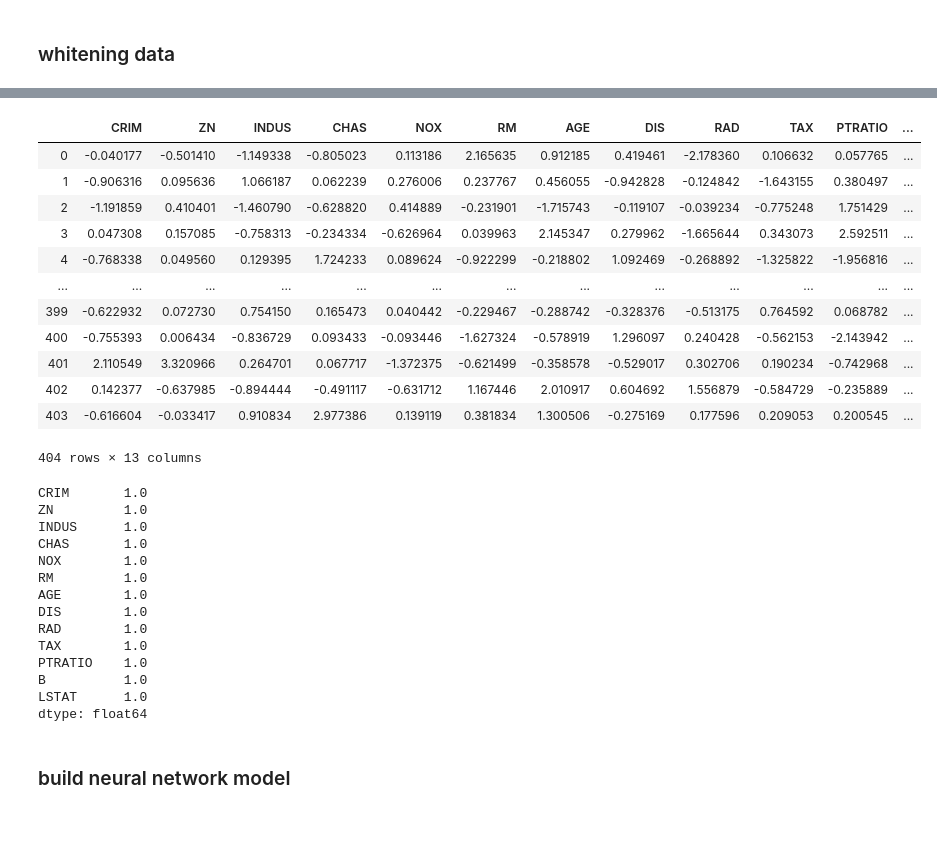
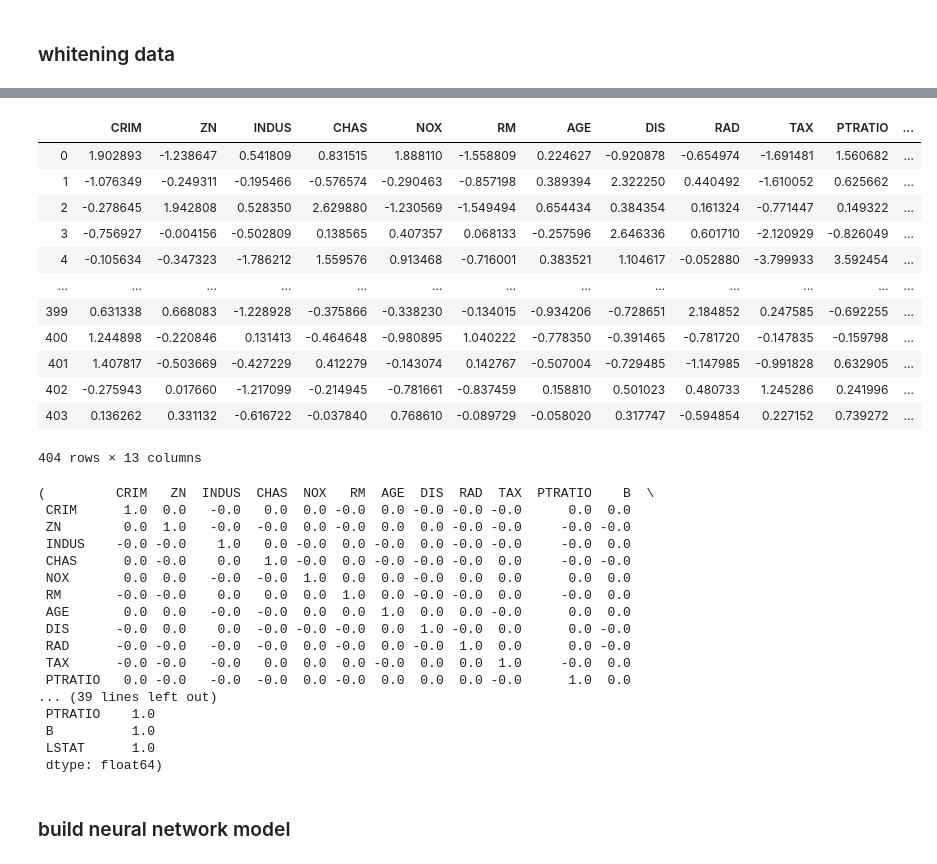
Before and after one commit to Hudsonsue/machine-learning, a Jupyter notebook: Machine Learning - Assessment.ipynb, the cells around one changed output, grey strips where cells are left out. Cells and saved outputs as stored; diff of their text form; code cells hidden in the pictures; blank space fills up the shorter version.

Commit message:
further preprocessing

```diff
--- a/Machine Learning - Assessment.ipynb
+++ b/Machine Learning - Assessment.ipynb
@@ -268,8 +270,9 @@ Name: MEDV, Length: 506, dtype: float64
 # %%
+#preprocessing of all dataset[]
 # scaling
 import sklearn.preprocessing as pre
-xscale = pd.DataFrame(pre.scale(x), columns = x.columns)
+xscale = pd.DataFrame(pre.scale(X), columns = X.columns)
 xscale
-yscale = pd.DataFrame(pre.scale(y))
-yscale
+yscale = pd.DataFrame(pre.scale(Y))
+xscale, yscale
 # %% [output]
@@ -290,7 +297,7 @@ yscale
 ### fitting and transforming
 # %%
 scaler=pre.StandardScaler()
-scaler.fit(x)
-x
-scaler.mean_ , x.std()
+scaler.fit(X)
+X
+scaler.mean_ , X.std()
 # %% [output]
@@ -313,6 +320,6 @@ scaler.mean_ , x.std()
  dtype: float64)
 # %%
-xscale = pd.DataFrame(scaler.transform(x), columns = x.columns)
+xscale = pd.DataFrame(scaler.transform(X), columns = X.columns)
 xscale
 # %% [output]
 |  | CRIM | ZN | INDUS | CHAS | NOX | RM | AGE | DIS | RAD | TAX | PTRATIO | ... |
@@ -331,5 +338,7 @@ xscale
 # %%
-X_train, X_test, Y_train, Y_test = train_test_split(X, Y, test_size = 0.2)
+##X_train, X_test, Y_train, Y_test = train_test_split(X, Y, test_size = 0.2)
+X_train, X_test, Y_train, Y_test = train_test_split(xscale, yscale, test_size = 0.2)
+
 print(X_train.shape)
 print(X_test.shape)
 print(Y_train.shape)
@@ -376,42 +385,43 @@ x.corr()
 # %%
 import sklearn.decomposition as dec
 pca = dec.PCA(n_components = 13, whiten = True)
-pca.fit(x)
-xwhite = pd.DataFrame(pca.transform(x), columns=x.columns)
-xwhite
+pca.fit(X_train)
+x_train_white = pd.DataFrame(pca.transform(X_train), columns=X.columns)
+x_train_white
 # %% [output]
 |  | CRIM | ZN | INDUS | CHAS | NOX | RM | AGE | DIS | RAD | TAX | PTRATIO | ... |
-| 0 | -0.040177 | -0.501410 | -1.149338 | -0.805023 | 0.113186 | 2.165635 | 0.912185 | 0.419461 | -2.178360 | 0.106632 | 0.057765 | ... |
-| 1 | -0.906316 | 0.095636 | 1.066187 | 0.062239 | 0.276006 | 0.237767 | 0.456055 | -0.942828 | -0.124842 | -1.643155 | 0.380497 | ... |
-| 2 | -1.191859 | 0.410401 | -1.460790 | -0.628820 | 0.414889 | -0.231901 | -1.715743 | -0.119107 | -0.039234 | -0.775248 | 1.751429 | ... |
-| 3 | 0.047308 | 0.157085 | -0.758313 | -0.234334 | -0.626964 | 0.039963 | 2.145347 | 0.279962 | -1.665644 | 0.343073 | 2.592511 | ... |
-| 4 | -0.768338 | 0.049560 | 0.129395 | 1.724233 | 0.089624 | -0.922299 | -0.218802 | 1.092469 | -0.268892 | -1.325822 | -1.956816 | ... |
+| 0 | 1.902893 | -1.238647 | 0.541809 | 0.831515 | 1.888110 | -1.558809 | 0.224627 | -0.920878 | -0.654974 | -1.691481 | 1.560682 | ... |
+| 1 | -1.076349 | -0.249311 | -0.195466 | -0.576574 | -0.290463 | -0.857198 | 0.389394 | 2.322250 | 0.440492 | -1.610052 | 0.625662 | ... |
+| 2 | -0.278645 | 1.942808 | 0.528350 | 2.629880 | -1.230569 | -1.549494 | 0.654434 | 0.384354 | 0.161324 | -0.771447 | 0.149322 | ... |
+| 3 | -0.756927 | -0.004156 | -0.502809 | 0.138565 | 0.407357 | 0.068133 | -0.257596 | 2.646336 | 0.601710 | -2.120929 | -0.826049 | ... |
+| 4 | -0.105634 | -0.347323 | -1.786212 | 1.559576 | 0.913468 | -0.716001 | 0.383521 | 1.104617 | -0.052880 | -3.799933 | 3.592454 | ... |
 | ... | ... | ... | ... | ... | ... | ... | ... | ... | ... | ... | ... | ... |
-| 399 | -0.622932 | 0.072730 | 0.754150 | 0.165473 | 0.040442 | -0.229467 | -0.288742 | -0.328376 | -0.513175 | 0.764592 | 0.068782 | ... |
-| 400 | -0.755393 | 0.006434 | -0.836729 | 0.093433 | -0.093446 | -1.627324 | -0.578919 | 1.296097 | 0.240428 | -0.562153 | -2.143942 | ... |
-| 401 | 2.110549 | 3.320966 | 0.264701 | 0.067717 | -1.372375 | -0.621499 | -0.358578 | -0.529017 | 0.302706 | 0.190234 | -0.742968 | ... |
-| 402 | 0.142377 | -0.637985 | -0.894444 | -0.491117 | -0.631712 | 1.167446 | 2.010917 | 0.604692 | 1.556879 | -0.584729 | -0.235889 | ... |
-| 403 | -0.616604 | -0.033417 | 0.910834 | 2.977386 | 0.139119 | 0.381834 | 1.300506 | -0.275169 | 0.177596 | 0.209053 | 0.200545 | ... |
+| 399 | 0.631338 | 0.668083 | -1.228928 | -0.375866 | -0.338230 | -0.134015 | -0.934206 | -0.728651 | 2.184852 | 0.247585 | -0.692255 | ... |
+| 400 | 1.244898 | -0.220846 | 0.131413 | -0.464648 | -0.980895 | 1.040222 | -0.778350 | -0.391465 | -0.781720 | -0.147835 | -0.159798 | ... |
+| 401 | 1.407817 | -0.503669 | -0.427229 | 0.412279 | -0.143074 | 0.142767 | -0.507004 | -0.729485 | -1.147985 | -0.991828 | 0.632905 | ... |
+| 402 | -0.275943 | 0.017660 | -1.217099 | -0.214945 | -0.781661 | -0.837459 | 0.158810 | 0.501023 | 0.480733 | 1.245286 | 0.241996 | ... |
+| 403 | 0.136262 | 0.331132 | -0.616722 | -0.037840 | 0.768610 | -0.089729 | -0.058020 | 0.317747 | -0.594854 | 0.227152 | 0.739272 | ... |
 404 rows × 13 columns
 # %%
-xwhite.corr().round()
-xwhite.mean().round()
-xwhite.std().round()
+x_train_white.corr().round(),x_train_white.mean().round(),x_train_white.std().round()
 # %% [output]
-CRIM       1.0
-ZN         1.0
-INDUS      1.0
-CHAS       1.0
-NOX        1.0
-RM         1.0
-AGE        1.0
-DIS        1.0
-RAD        1.0
-TAX        1.0
-PTRATIO    1.0
-B          1.0
-LSTAT      1.0
-dtype: float64
+(         CRIM   ZN  INDUS  CHAS  NOX   RM  AGE  DIS  RAD  TAX  PTRATIO    B  \
+ CRIM      1.0  0.0   -0.0   0.0  0.0 -0.0  0.0 -0.0 -0.0 -0.0      0.0  0.0
+ ZN        0.0  1.0   -0.0  -0.0  0.0 -0.0  0.0  0.0 -0.0 -0.0     -0.0 -0.0
+ INDUS    -0.0 -0.0    1.0   0.0 -0.0  0.0 -0.0  0.0 -0.0 -0.0     -0.0  0.0
+ CHAS      0.0 -0.0    0.0   1.0 -0.0  0.0 -0.0 -0.0 -0.0  0.0     -0.0 -0.0
+ NOX       0.0  0.0   -0.0  -0.0  1.0  0.0  0.0 -0.0  0.0  0.0      0.0  0.0
+ RM       -0.0 -0.0    0.0   0.0  0.0  1.0  0.0 -0.0 -0.0  0.0     -0.0  0.0
+ AGE       0.0  0.0   -0.0  -0.0  0.0  0.0  1.0  0.0  0.0 -0.0      0.0  0.0
+ DIS      -0.0  0.0    0.0  -0.0 -0.0 -0.0  0.0  1.0 -0.0  0.0      0.0 -0.0
+ RAD      -0.0 -0.0   -0.0  -0.0  0.0 -0.0  0.0 -0.0  1.0  0.0      0.0 -0.0
+ TAX      -0.0 -0.0   -0.0   0.0  0.0  0.0 -0.0  0.0  0.0  1.0     -0.0  0.0
+ PTRATIO   0.0 -0.0   -0.0  -0.0  0.0 -0.0  0.0  0.0  0.0 -0.0      1.0  0.0
+... (39 lines left out)
+ PTRATIO    1.0
+ B          1.0
+ LSTAT      1.0
+ dtype: float64)
 # %% [markdown]
 ### build neural network model
 # %%
```
Also changed, not shown: parts of 16 cells of this notebook.
